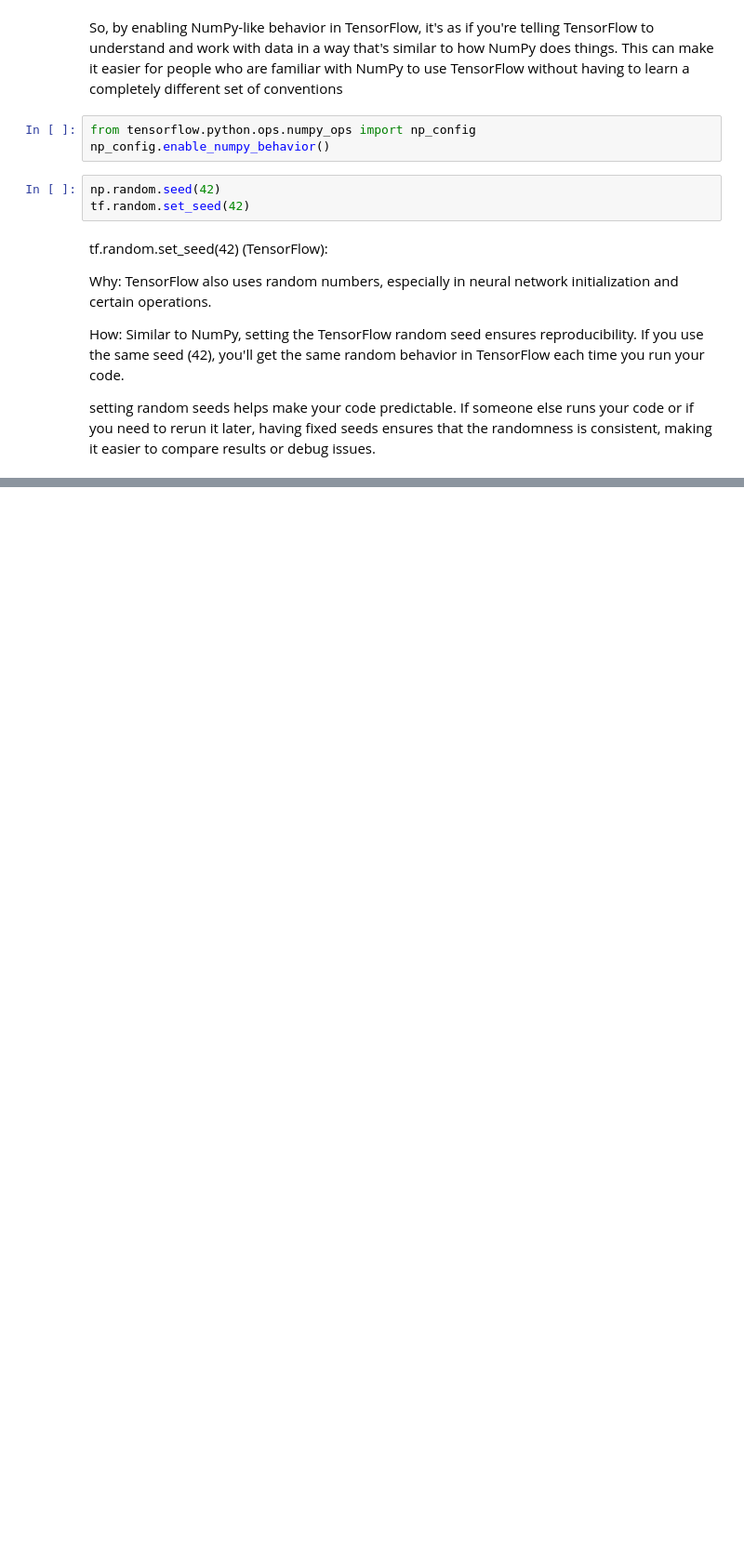
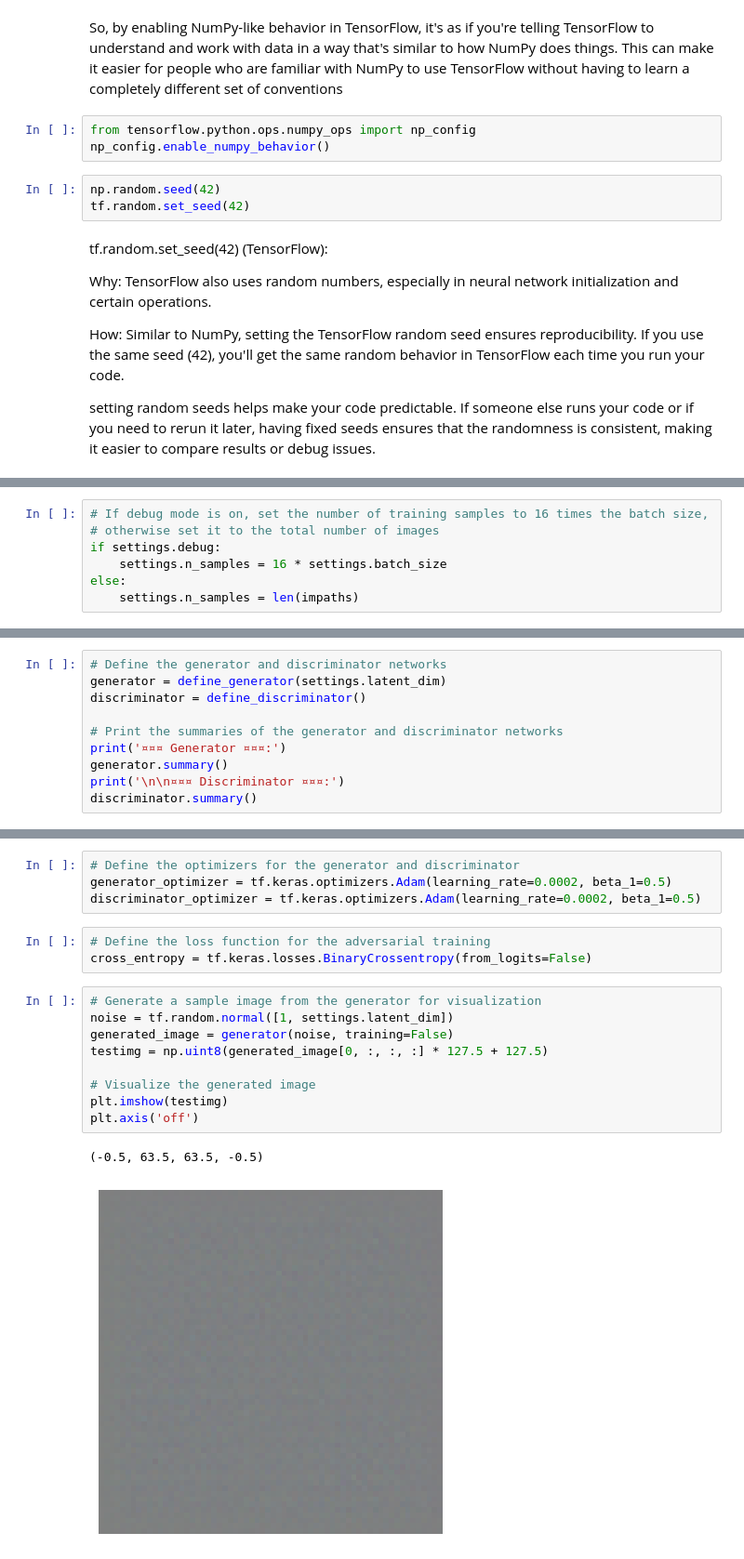
Before and after one commit to ishancoderr/GansForGenerate_TextileData, a Jupyter notebook: GansForGenerateTouserData.ipynb, the cells around one changed output, grey strips where cells are left out. Shown: that part at 93% size. Cells and saved outputs as stored; diff of their text form; blank space fills up the shorter version.

```diff
--- a/GansForGenerateTouserData.ipynb
+++ b/GansForGenerateTouserData.ipynb
@@ -132,0 +153,7 @@ setting random seeds helps make your code predictable. If someone else runs your
+# %%
+# If debug mode is on, set the number of training samples to 16 times the batch size,
+# otherwise set it to the total number of images
+if settings.debug:
+    settings.n_samples = 16 * settings.batch_size
+else:
+    settings.n_samples = len(impaths)
@@ -132,0 +297,10 @@ setting random seeds helps make your code predictable. If someone else runs your
+# %%
+# Define the generator and discriminator networks
+generator = define_generator(settings.latent_dim)
+discriminator = define_discriminator()
+
+# Print the summaries of the generator and discriminator networks
+print('¤¤¤ Generator ¤¤¤:')
+generator.summary()
+print('\n\n¤¤¤ Discriminator ¤¤¤:')
+discriminator.summary()
@@ -132,0 +325,19 @@ setting random seeds helps make your code predictable. If someone else runs your
+# %%
+# Define the optimizers for the generator and discriminator
+generator_optimizer = tf.keras.optimizers.Adam(learning_rate=0.0002, beta_1=0.5)
+discriminator_optimizer = tf.keras.optimizers.Adam(learning_rate=0.0002, beta_1=0.5)
+# %%
+# Define the loss function for the adversarial training
+cross_entropy = tf.keras.losses.BinaryCrossentropy(from_logits=False)
+# %%
+# Generate a sample image from the generator for visualization
+noise = tf.random.normal([1, settings.latent_dim])
+generated_image = generator(noise, training=False)
+testimg = np.uint8(generated_image[0, :, :, :] * 127.5 + 127.5)
+
+# Visualize the generated image
+plt.imshow(testimg)
+plt.axis('off')
+# %% [output]
+(-0.5, 63.5, 63.5, -0.5)
+[figure, added]
```
Also changed, not shown: parts of 21 cells of this notebook.
